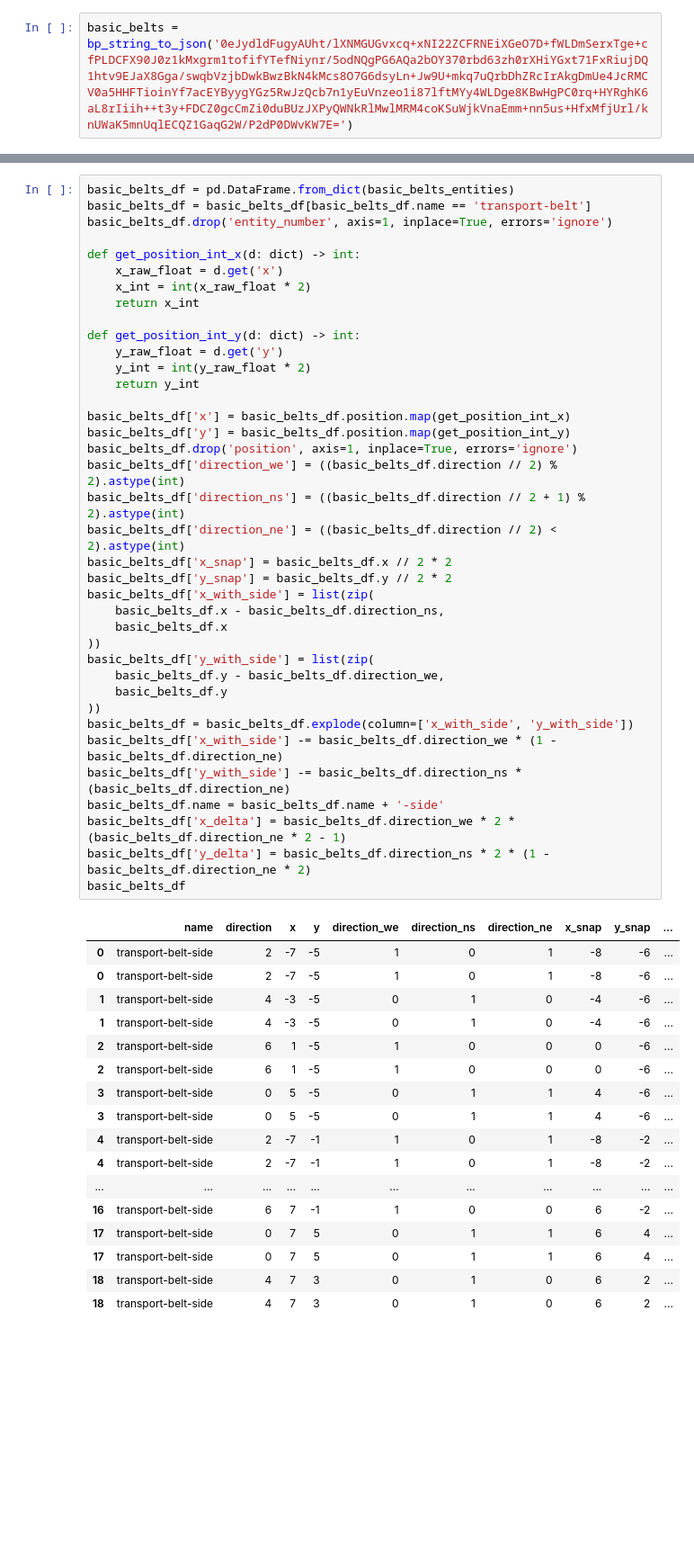
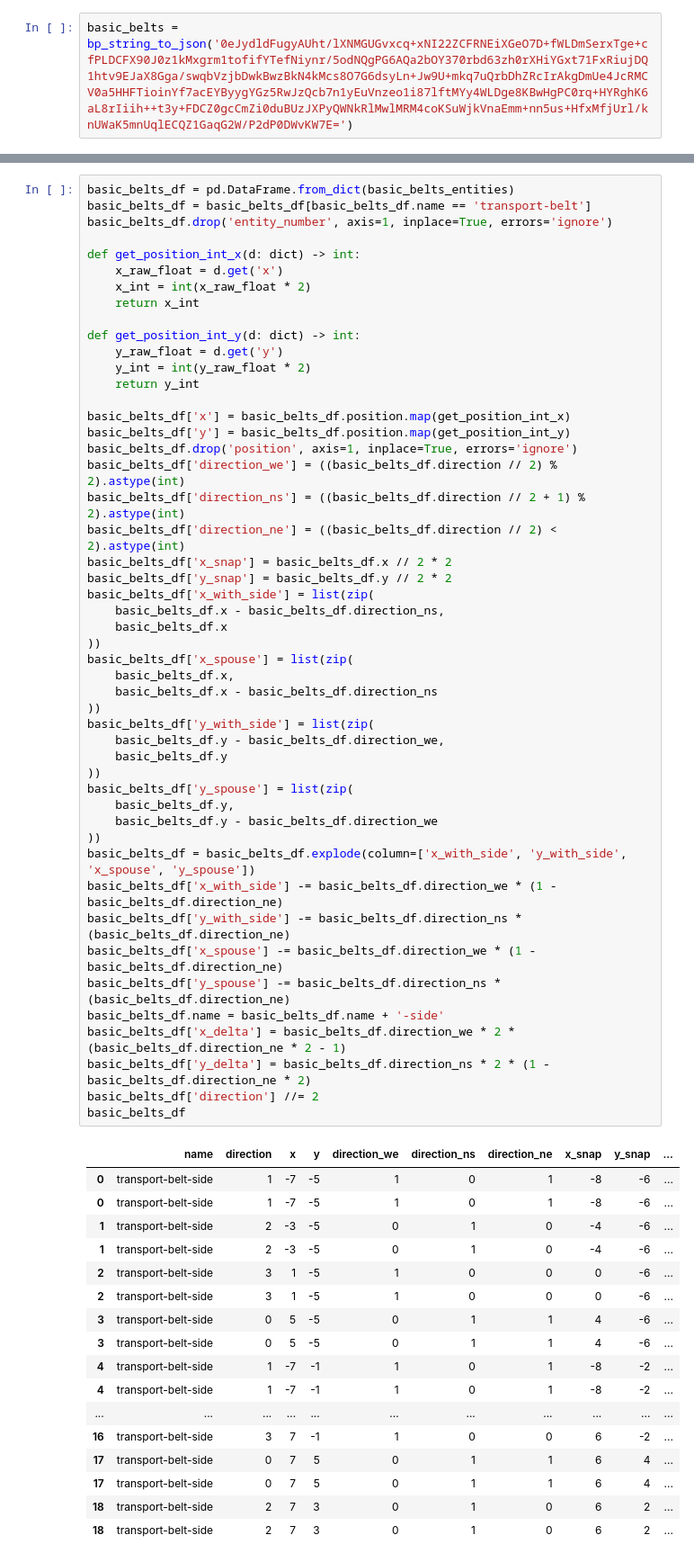
Before and after one commit to kss39/factorio_design_compiler, a Jupyter notebook: factorio_design_compiler/playground/new_blueprint_explore.ipynb, the cells around one changed output, grey strips where cells are left out. Shown at 90% size. Drawn from its saved outputs; the diff is of its cells as text; blank space fills up the shorter version.

Commit message:
feat: working belts graph (?)

```diff
--- a/factorio_design_compiler/playground/new_blueprint_explore.ipynb
+++ b/factorio_design_compiler/playground/new_blueprint_explore.ipynb
@@ -40,47 +40,58 @@ def get_position_int_x(d: dict) -> int:
 
 def get_position_int_y(d: dict) -> int:
     y_raw_float = d.get('y')
     y_int = int(y_raw_float * 2)
     return y_int
 
 basic_belts_df['x'] = basic_belts_df.position.map(get_position_int_x)
 basic_belts_df['y'] = basic_belts_df.position.map(get_position_int_y)
 basic_belts_df.drop('position', axis=1, inplace=True, errors='ignore')
 basic_belts_df['direction_we'] = ((basic_belts_df.direction // 2) % 2).astype(int)
 basic_belts_df['direction_ns'] = ((basic_belts_df.direction // 2 + 1) % 2).astype(int)
 basic_belts_df['direction_ne'] = ((basic_belts_df.direction // 2) < 2).astype(int)
 basic_belts_df['x_snap'] = basic_belts_df.x // 2 * 2
 basic_belts_df['y_snap'] = basic_belts_df.y // 2 * 2
 basic_belts_df['x_with_side'] = list(zip(
     basic_belts_df.x - basic_belts_df.direction_ns,
     basic_belts_df.x
 ))
+basic_belts_df['x_spouse'] = list(zip(
+    basic_belts_df.x,
+    basic_belts_df.x - basic_belts_df.direction_ns
+))
 basic_belts_df['y_with_side'] = list(zip(
     basic_belts_df.y - basic_belts_df.direction_we,
     basic_belts_df.y
 ))
-basic_belts_df = basic_belts_df.explode(column=['x_with_side', 'y_with_side'])
+basic_belts_df['y_spouse'] = list(zip(
+    basic_belts_df.y,
+    basic_belts_df.y - basic_belts_df.direction_we
+))
+basic_belts_df = basic_belts_df.explode(column=['x_with_side', 'y_with_side', 'x_spouse', 'y_spouse'])
 basic_belts_df['x_with_side'] -= basic_belts_df.direction_we * (1 - basic_belts_df.direction_ne)
 basic_belts_df['y_with_side'] -= basic_belts_df.direction_ns * (basic_belts_df.direction_ne)
+basic_belts_df['x_spouse'] -= basic_belts_df.direction_we * (1 - basic_belts_df.direction_ne)
+basic_belts_df['y_spouse'] -= basic_belts_df.direction_ns * (basic_belts_df.direction_ne)
 basic_belts_df.name = basic_belts_df.name + '-side'
 basic_belts_df['x_delta'] = basic_belts_df.direction_we * 2 * (basic_belts_df.direction_ne * 2 - 1)
 basic_belts_df['y_delta'] = basic_belts_df.direction_ns * 2 * (1 - basic_belts_df.direction_ne * 2)
+basic_belts_df['direction'] //= 2
 basic_belts_df
 # %% [output]
 |  | name | direction | x | y | direction_we | direction_ns | direction_ne | x_snap | y_snap | ... |
-| 0 | transport-belt-side | 2 | -7 | -5 | 1 | 0 | 1 | -8 | -6 | ... |
-| 0 | transport-belt-side | 2 | -7 | -5 | 1 | 0 | 1 | -8 | -6 | ... |
-| 1 | transport-belt-side | 4 | -3 | -5 | 0 | 1 | 0 | -4 | -6 | ... |
-| 1 | transport-belt-side | 4 | -3 | -5 | 0 | 1 | 0 | -4 | -6 | ... |
-| 2 | transport-belt-side | 6 | 1 | -5 | 1 | 0 | 0 | 0 | -6 | ... |
-| 2 | transport-belt-side | 6 | 1 | -5 | 1 | 0 | 0 | 0 | -6 | ... |
+| 0 | transport-belt-side | 1 | -7 | -5 | 1 | 0 | 1 | -8 | -6 | ... |
+| 0 | transport-belt-side | 1 | -7 | -5 | 1 | 0 | 1 | -8 | -6 | ... |
+| 1 | transport-belt-side | 2 | -3 | -5 | 0 | 1 | 0 | -4 | -6 | ... |
+| 1 | transport-belt-side | 2 | -3 | -5 | 0 | 1 | 0 | -4 | -6 | ... |
+| 2 | transport-belt-side | 3 | 1 | -5 | 1 | 0 | 0 | 0 | -6 | ... |
+| 2 | transport-belt-side | 3 | 1 | -5 | 1 | 0 | 0 | 0 | -6 | ... |
 | 3 | transport-belt-side | 0 | 5 | -5 | 0 | 1 | 1 | 4 | -6 | ... |
 | 3 | transport-belt-side | 0 | 5 | -5 | 0 | 1 | 1 | 4 | -6 | ... |
-| 4 | transport-belt-side | 2 | -7 | -1 | 1 | 0 | 1 | -8 | -2 | ... |
-| 4 | transport-belt-side | 2 | -7 | -1 | 1 | 0 | 1 | -8 | -2 | ... |
+| 4 | transport-belt-side | 1 | -7 | -1 | 1 | 0 | 1 | -8 | -2 | ... |
+| 4 | transport-belt-side | 1 | -7 | -1 | 1 | 0 | 1 | -8 | -2 | ... |
 | ... | ... | ... | ... | ... | ... | ... | ... | ... | ... | ... |
-| 16 | transport-belt-side | 6 | 7 | -1 | 1 | 0 | 0 | 6 | -2 | ... |
+| 16 | transport-belt-side | 3 | 7 | -1 | 1 | 0 | 0 | 6 | -2 | ... |
 | 17 | transport-belt-side | 0 | 7 | 5 | 0 | 1 | 1 | 6 | 4 | ... |
 | 17 | transport-belt-side | 0 | 7 | 5 | 0 | 1 | 1 | 6 | 4 | ... |
-| 18 | transport-belt-side | 4 | 7 | 3 | 0 | 1 | 0 | 6 | 2 | ... |
-| 18 | transport-belt-side | 4 | 7 | 3 | 0 | 1 | 0 | 6 | 2 | ... |
+| 18 | transport-belt-side | 2 | 7 | 3 | 0 | 1 | 0 | 6 | 2 | ... |
+| 18 | transport-belt-side | 2 | 7 | 3 | 0 | 1 | 0 | 6 | 2 | ... |
```
Also changed, not shown: parts of 3 cells of this notebook.
